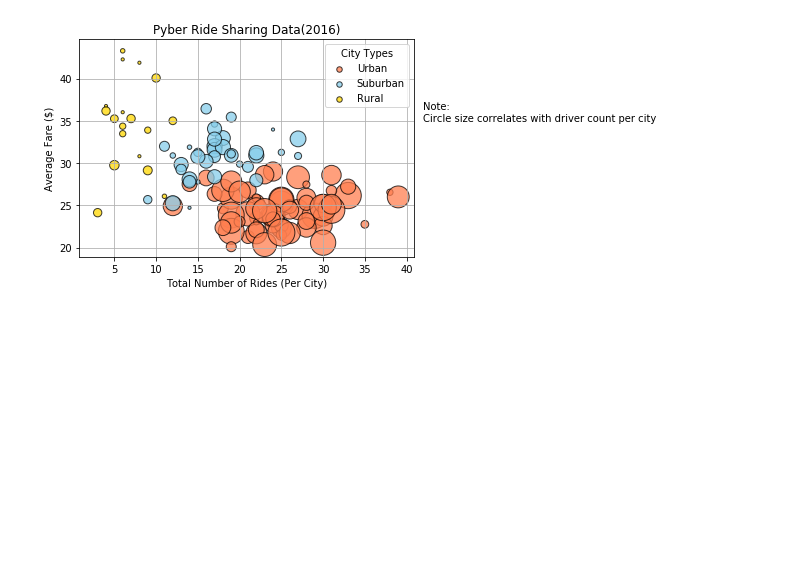
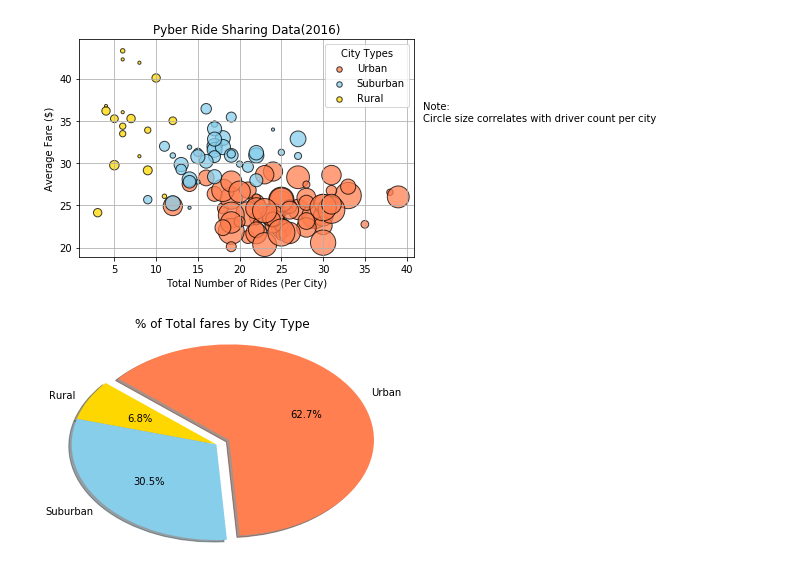
Before and after one commit to jal536/Matplotlib_Pyber, a Jupyter notebook: Pyber/Pyber_analysis.ipynb, the cells around one changed output. Saved outputs shown, nothing was run; the diff lists cells and outputs as text; code cells hidden in the pictures; blank space fills up the shorter version.

Commit message:
pie charts and summary

```diff
--- a/Pyber/Pyber_analysis.ipynb
+++ b/Pyber/Pyber_analysis.ipynb
@@ -71,3 +71,22 @@ plt.savefig("../Pyber/Pyber_scatter_plot.png")
 plt.show()
 # %% [output]
 [figure]
+# %%
+# % of Total Fares by City Type
+fares = city_ride_data.groupby("type")
+
+total_fares = fares["fare"].sum()
+
+labels = ["Rural","Suburban","Urban"]
+explode = (0, 0, 0.1)
+colors = ["Gold", "Skyblue", "Coral"]
+
+plt.pie(total_fares, explode=explode, labels=labels, colors=colors,
+        autopct="%1.1f%%", shadow=True, startangle=140)
+plt.title("% of Total fares by City Type")
+plt.axis('auto')
+
+# Save Figure
+plt.savefig("../Pyber/total_fares.png")
+# %% [output]
+[figure, added]
```
Also changed, not shown: parts of 2 cells of this notebook, 4 other files.
